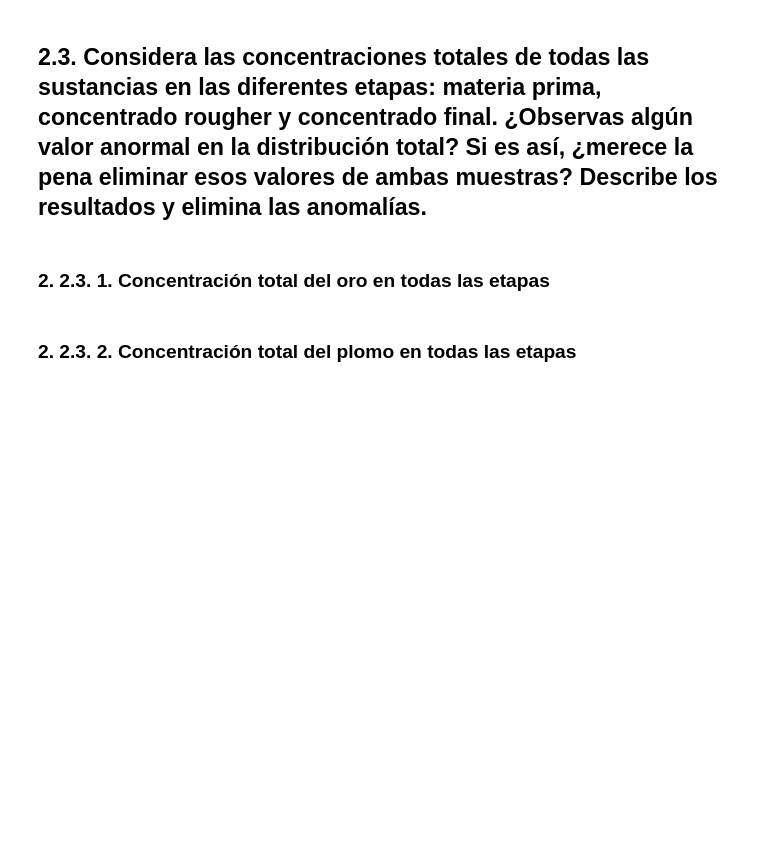
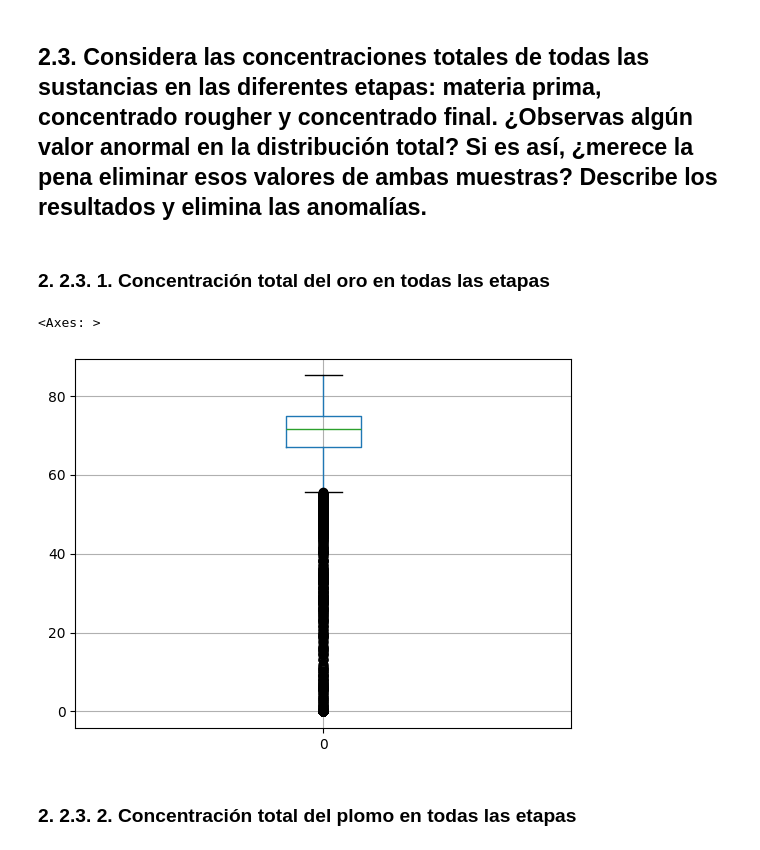
Before and after one commit to wh1tneyr/proyecto-tecnologico, a Jupyter notebook: gold.ipynb, the cells around one changed output. Drawn from its saved outputs; the diff is of its cells as text; code cells hidden in the pictures; blank space fills up the shorter version.

Commit message:
creando diagramas de caja para la distribución de las sumas totales del oro, plomo y plata

```diff
--- a/gold.ipynb
+++ b/gold.ipynb
@@ -536,6 +536,12 @@ También en el caso de la plata, podemos decir que las distribuciones en cuanto
 # %%
 #sumar los concentrados de materia prima, rougher y concentrado final
 au_total_concentrates = df_train['rougher.input.feed_au'] + df_train['rougher.output.concentrate_au'] + df_train['final.output.concentrate_au']
+
+#crear un diagrama de caja para observar valores atípicos
+pd.DataFrame(au_total_concentrates).boxplot()
+# %% [output]
+<Axes: >
+[figure, added]
 # %% [markdown]
 ### 2.  2.3.  2. Concentración total del plomo en todas las etapas
 # %%
```
Also changed, not shown: parts of 2 cells of this notebook.
